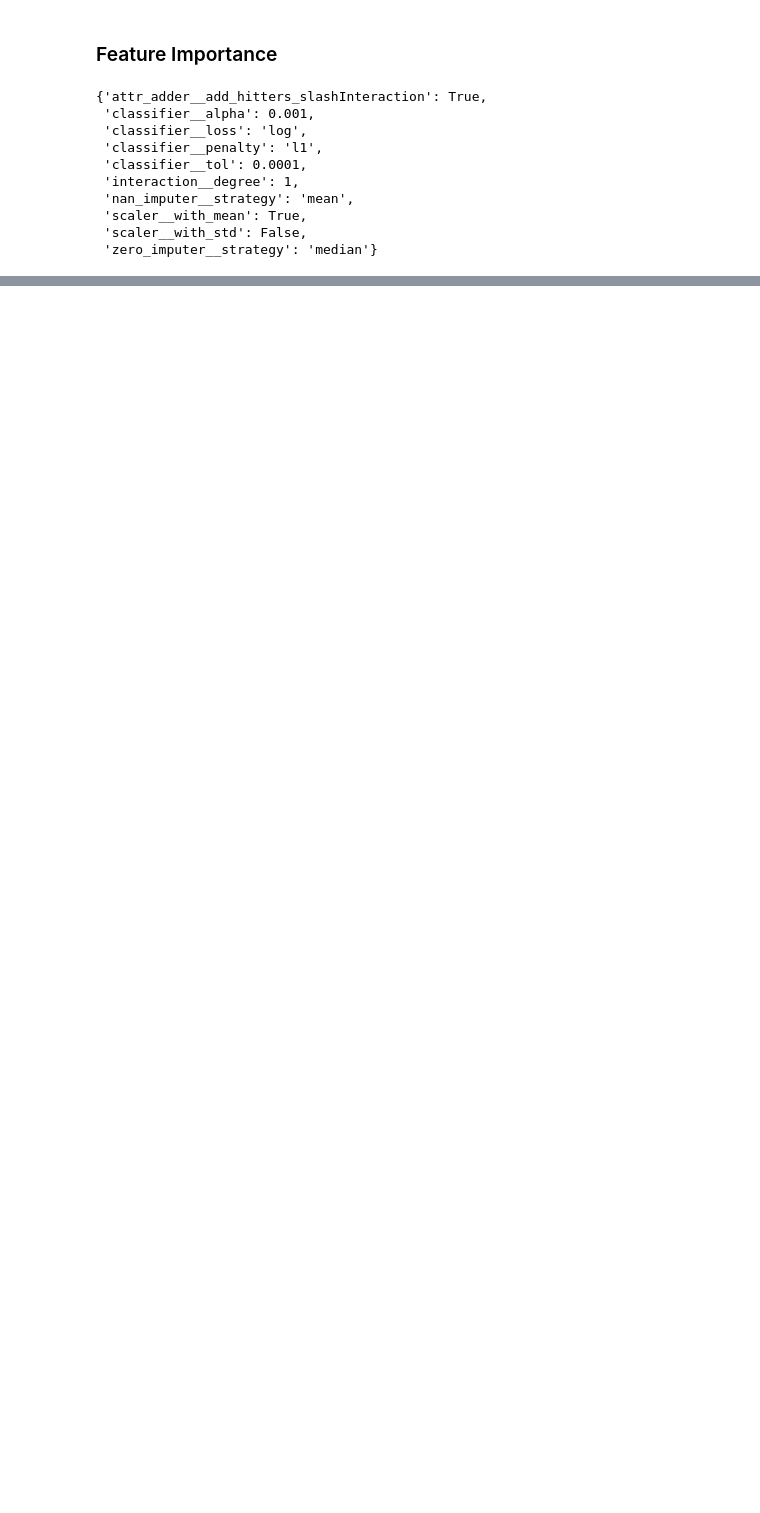
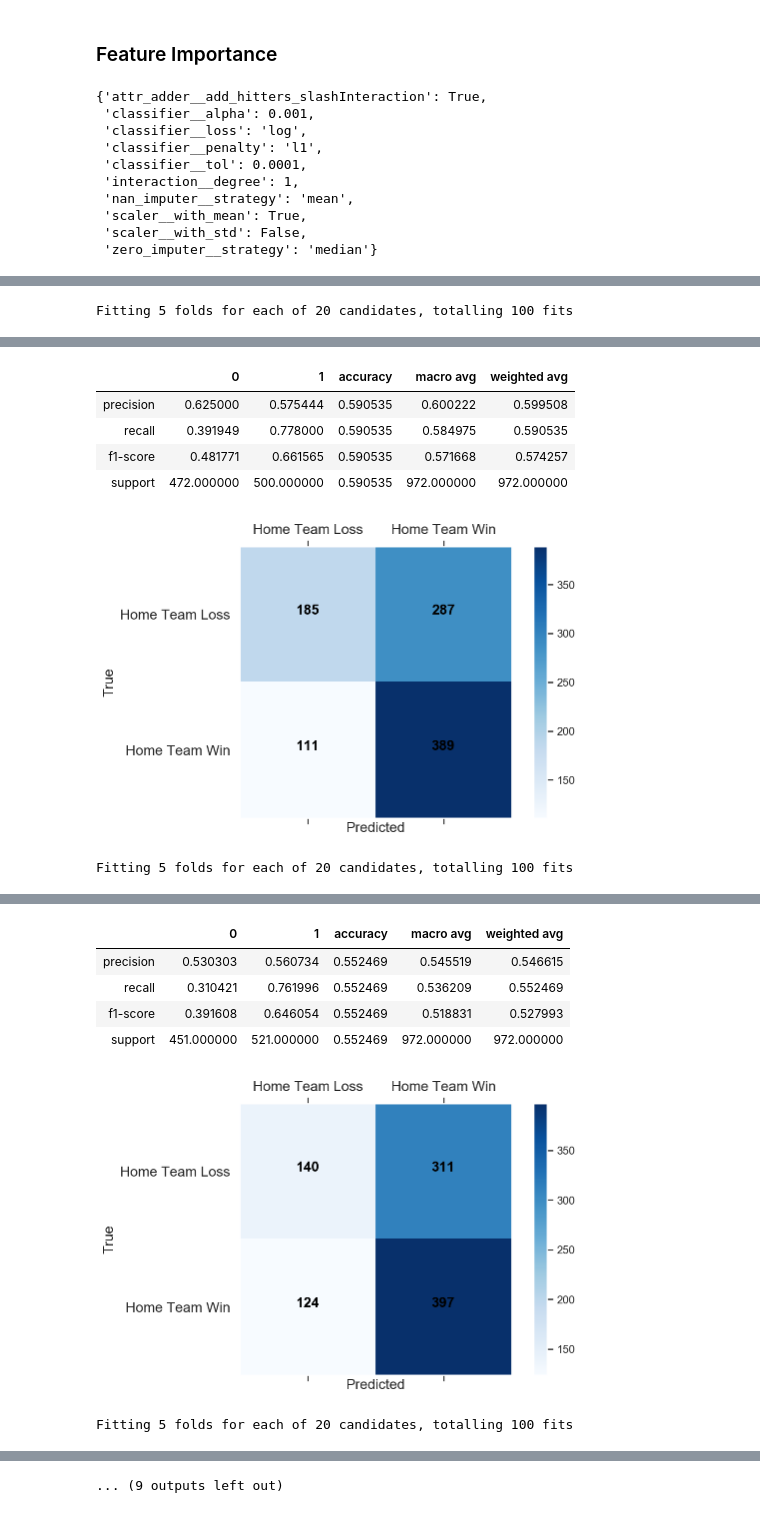
Before and after one commit to schlinkertc/mlb_predictions, a Jupyter notebook: modeling.ipynb, the cells around one changed output, grey strips where cells are left out. Cells and saved outputs as stored; diff of their text form; code cells hidden in the pictures; blank space fills up the shorter version.

```diff
--- a/modeling.ipynb
+++ b/modeling.ipynb
@@ -1207,0 +1043,36 @@ sgd_clf = SGDClassifier()
+# %%
+from sklearn.ensemble import ExtraTreesClassifier
+
+et_clf = RandomForestClassifier(n_jobs=-1)
+
+et_pipe=Pipeline([
+    ('attr_adder',CombinedAttributesAdder()),
+    ('nan_imputer',SimpleImputer(strategy='mean')),
+    ('zero_imputer',SimpleImputer(missing_values=0,strategy='mean')),
+    ('interaction',PolynomialFeatures(degree=1)),
+    ('scaler',StandardScaler()),
+    (('classifier',et_clf))
+])
+
+#pipeline_cv(5,X,y,rf_pipe)
+
+et_search_params = {
+    'zero_imputer__strategy':['mean','median'],
+    'attr_adder__add_hitters_slashInteraction':[True],
+    'nan_imputer__strategy':['mean','median'],
+    'interaction__degree':[1],
+    'scaler__with_std':[False],
+    'scaler__with_mean':[True],
+    'classifier__n_estimators':list(range(110,120)),
+    'classifier__criterion':['gini','entropy'],
+    'classifier__max_depth':np.linspace(20,30,5),
+    'classifier__min_samples_split':np.linspace(0.03, .04, 10, endpoint=True),
+    'classifier__min_samples_leaf':np.linspace(0.1, 0.2, 5, endpoint=True),
+    'classifier__max_features':list(range(80,85))
+}
+
+et_random_search = RandomizedSearchCV(et_pipe,et_search_params,scoring='roc_auc',verbose=1,n_iter=20,n_jobs=-1)
+# %%
+pipeline_cv(5,X.drop(columns=['homeWin_pct','awayWin_pct']),y,et_random_search)
+# %% [output]
+Fitting 5 folds for each of 20 candidates, totalling 100 fits
@@ -1207,0 +1082,7 @@ sgd_clf = SGDClassifier()
+|  | 0 | 1 | accuracy | macro avg | weighted avg |
+| precision | 0.625000 | 0.575444 | 0.590535 | 0.600222 | 0.599508 |
+| recall | 0.391949 | 0.778000 | 0.590535 | 0.584975 | 0.590535 |
+| f1-score | 0.481771 | 0.661565 | 0.590535 | 0.571668 | 0.574257 |
+| support | 472.000000 | 500.000000 | 0.590535 | 972.000000 | 972.000000 |
+[figure, added]
+Fitting 5 folds for each of 20 candidates, totalling 100 fits
@@ -1207,0 +1092,7 @@ sgd_clf = SGDClassifier()
+|  | 0 | 1 | accuracy | macro avg | weighted avg |
+| precision | 0.530303 | 0.560734 | 0.552469 | 0.545519 | 0.546615 |
+| recall | 0.310421 | 0.761996 | 0.552469 | 0.536209 | 0.552469 |
+| f1-score | 0.391608 | 0.646054 | 0.552469 | 0.518831 | 0.527993 |
+| support | 451.000000 | 521.000000 | 0.552469 | 972.000000 | 972.000000 |
+[figure, added]
+Fitting 5 folds for each of 20 candidates, totalling 100 fits
@@ -1207,0 +1108 @@ sgd_clf = SGDClassifier()
+... (9 outputs left out)
```
Also changed, not shown: parts of 45 cells of this notebook, 12 other files.
